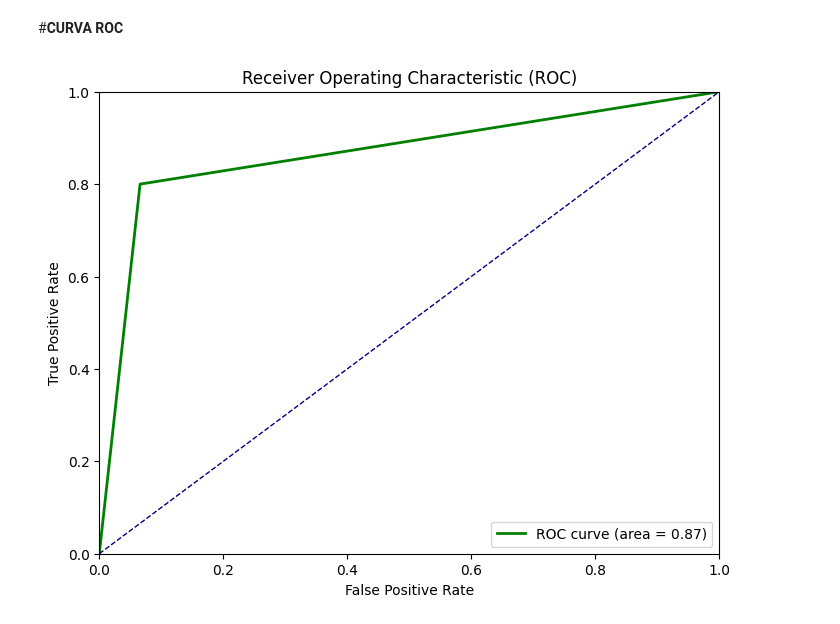
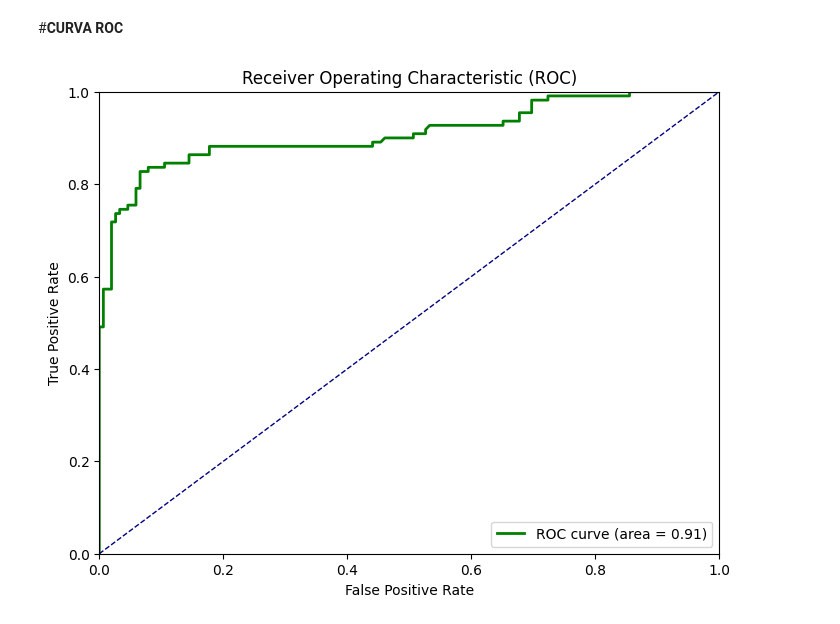
Before and after one commit to ffreirea1988/usm, a Jupyter notebook: Regresión_Logística.ipynb, the cells around one changed output. Cells and saved outputs as stored; diff of their text form; code cells hidden in the pictures.

```diff
--- a/Regresión_Logística.ipynb
+++ b/Regresión_Logística.ipynb
@@ -571,19 +576,20 @@ import matplotlib.pyplot as plt
 from sklearn.metrics import roc_auc_score, roc_curve, auc
 # %%
 #Curva ROC y AUC
-fpr, tpr, thresholds = roc_curve(Y_test, Y_pred)
+#fpr, tpr, thresholds = roc_curve(Y_test, Y_pred)
+fpr, tpr, thresholds = roc_curve(Y_test, rlog.predict_proba(X_test)[:,1])
 roc_auc = auc(fpr, tpr)
 
 # Graficar la curva ROC
 plt.figure(figsize=(8, 6))
 plt.plot(fpr, tpr, color='green', lw=2, label='ROC curve (area = %0.2f)' % roc_auc)
 plt.plot([0, 1], [0, 1], color='navy', lw=1, linestyle='--')
 plt.xlim([0.0, 1.0])
 plt.ylim([0.0, 1.0])
 plt.xlabel('False Positive Rate')
 plt.ylabel('True Positive Rate')
 plt.title('Receiver Operating Characteristic (ROC)')
 plt.legend(loc="lower right")
 plt.show()
 # %% [output]
-[figure, old version]
+[figure, new version]
```
Also changed, not shown: parts of 2 cells of this notebook.
